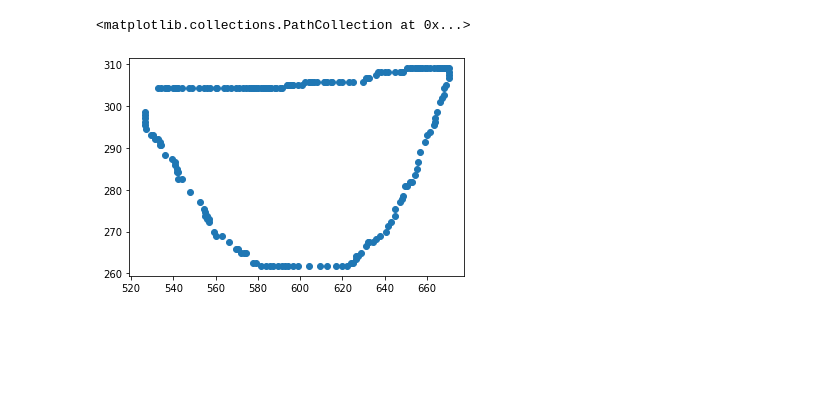
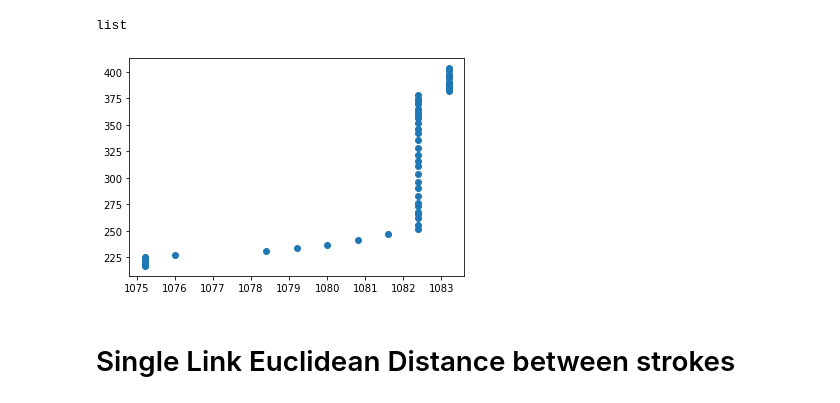
Before and after one commit to 1605105664/PIDRecognizer, a Jupyter notebook: Project.ipynb, the cells around one changed output. Saved outputs shown, nothing was run; the diff lists cells and outputs as text; code cells hidden in the pictures; blank space fills up the shorter version.

```diff
--- a/Project.ipynb
+++ b/Project.ipynb
@@ -98,6 +98,9 @@ df
-# %%
-a=segments[9]
-plt.scatter(a[:,1],a[:,2])
-# %% [output]
-<matplotlib.collections.PathCollection at 0x...>
-[figure, removed]
+# %%
+a=segments[5]
+plt.scatter(a[:,1],a[:,2])
+type(segments)
+# %% [output]
+list
+[figure, added]
+# %% [markdown]
+# Single Link Euclidean Distance between strokes
```
Also changed, not shown: parts of 13 cells of this notebook.
